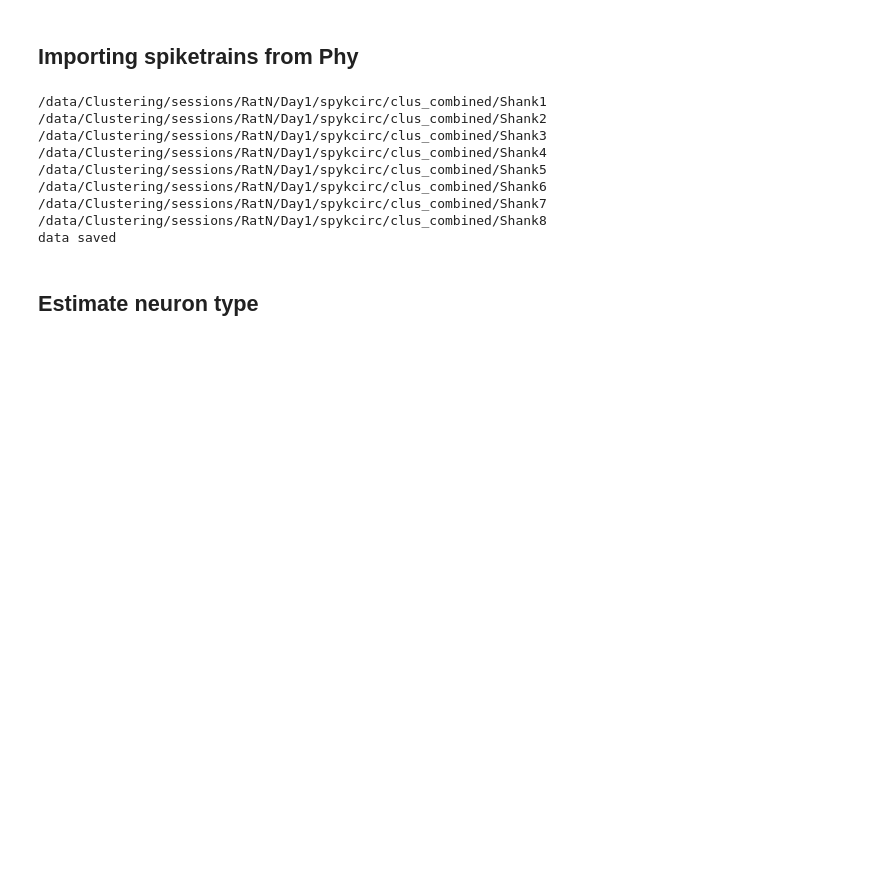
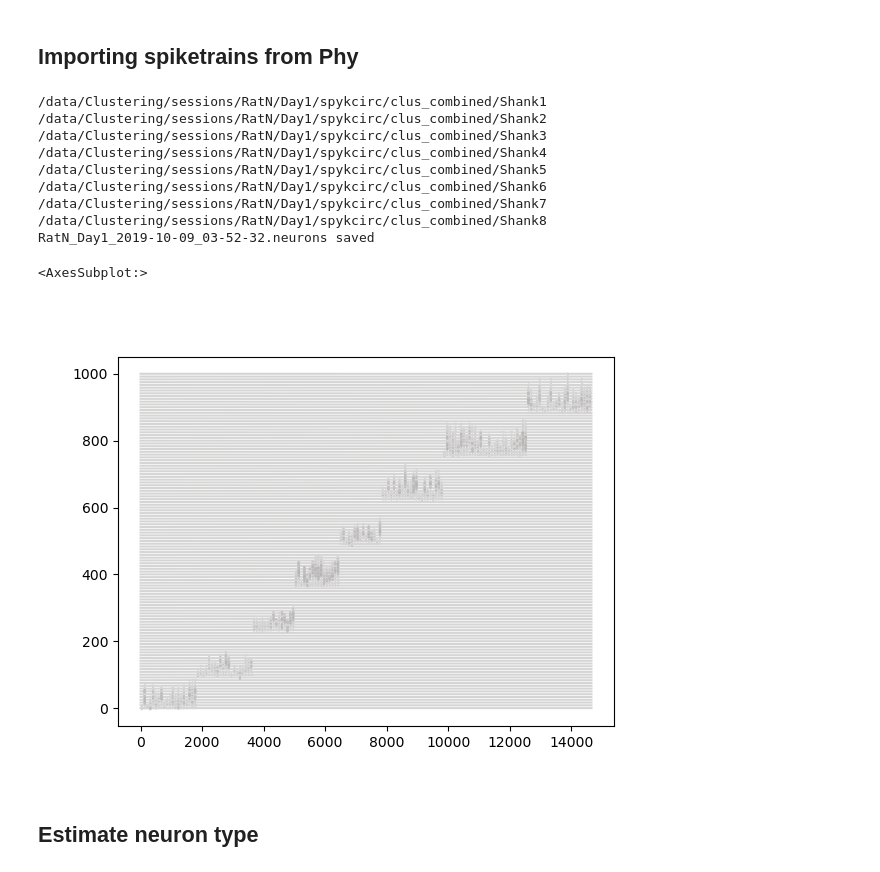
Before and after one commit to bapungiri/NeuroPy, a Jupyter notebook: BasicGens/ratN_day1_sd.ipynb, the cells around one changed output. Saved outputs shown, nothing was run; the diff lists cells and outputs as text; code cells hidden in the pictures; blank space fills up the shorter version.

```diff
--- a/BasicGens/ratN_day1_sd.ipynb
+++ b/BasicGens/ratN_day1_sd.ipynb
@@ -118,10 +110,25 @@ for f_ind, folder in enumerate(sub_dirs):
     phy_data = PhyIO(folder)
     spk.extend(phy_data.spiketrains)
     peak_chans.extend(chan_grps[f_ind][phy_data.peak_channels])
-    waveforms.extend(phy_data.peak_waveforms)
+    waveforms.append(phy_data.waveforms)
     shank_id.extend([f_ind]*len(phy_data.spiketrains))
 
+n_channels_waveforms = np.sum([_.shape[1] for _ in waveforms])
+n_timepoints_waveforms = phy_data.waveforms.shape[2]
+n_neurons = len(spk)
 
+waveforms_combined = np.zeros((n_neurons,n_channels_waveforms,n_timepoints_waveforms))
+row,col=0,0
+for w in waveforms:
+    waveforms_combined[row:row+w.shape[0],col:col+w.shape[1],:]= w
+    row+=w.shape[0]
+    col+=w.shape[1]
+
+# neuron_type_id = phy_data.cluster_info.q.values
+# neuron_type = np.ones(len(neuron_type_id), dtype="U5")
+# neuron_type[neuron_type_id<4] = 'pyr'
+# neuron_type[neuron_type_id==6] = 'mua'
+# neuron_type[neuron_type_id==8] = 'inter'
 
 peak_chans = np.array(peak_chans)
 
@@ -130,8 +137,9 @@ neurons = Neurons(
     t_stop=sess.eegfile.duration,
     sampling_rate=phy_data.sampling_rate,
     peak_channels=peak_chans,
-    waveforms=np.array(waveforms,dtype='object'),
-    shank_ids=np.array(shank_id)
+    waveforms=waveforms_combined,
+    shank_ids=np.array(shank_id),
+    neuron_type=sess.neurons.neuron_type
 )
 neurons.filename = sess.filePrefix.with_suffix('.neurons')
 neurons.save()
@@ -144,7 +152,15 @@ neurons.save()
 /data/Clustering/sessions/RatN/Day1/spykcirc/clus_combined/Shank6
 /data/Clustering/sessions/RatN/Day1/spykcirc/clus_combined/Shank7
 /data/Clustering/sessions/RatN/Day1/spykcirc/clus_combined/Shank8
-data saved
+RatN_Day1_2019-10-09_03-52-32.neurons saved
+# %%
+%matplotlib widget
+from neuropy.plotting import plot_waveforms
+
+plot_waveforms(neurons)
+# %% [output]
+<AxesSubplot:>
+[figure, added]
 # %% [markdown]
 ## Estimate neuron type
 # %%
```
Also changed, not shown: parts of 1 cell of this notebook, 11 other files.
